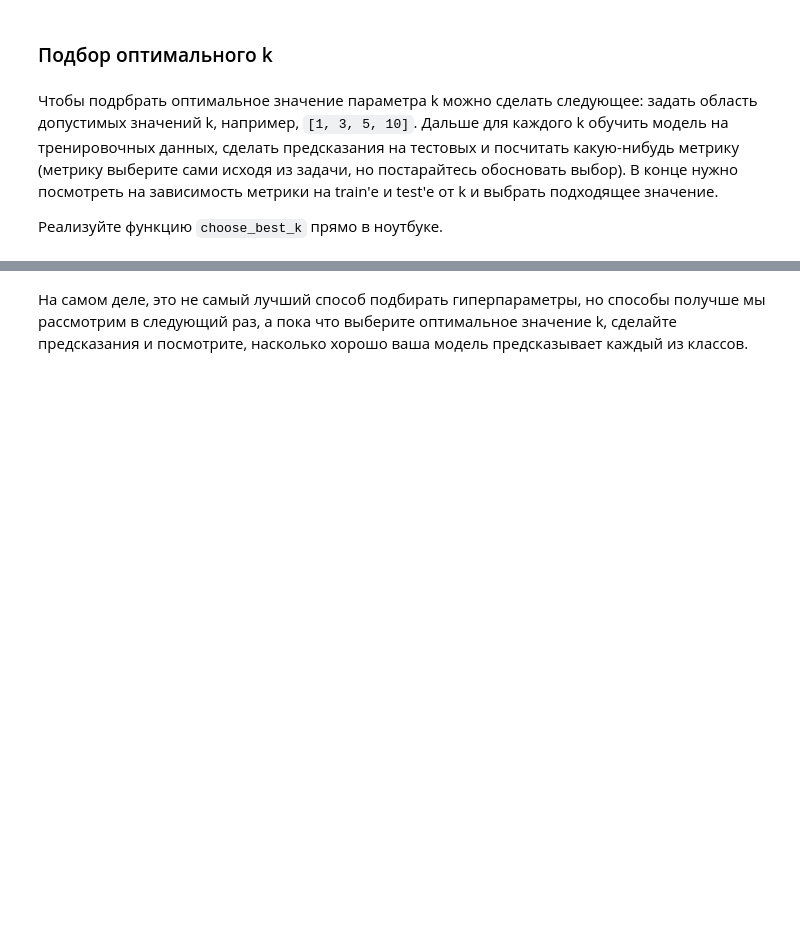
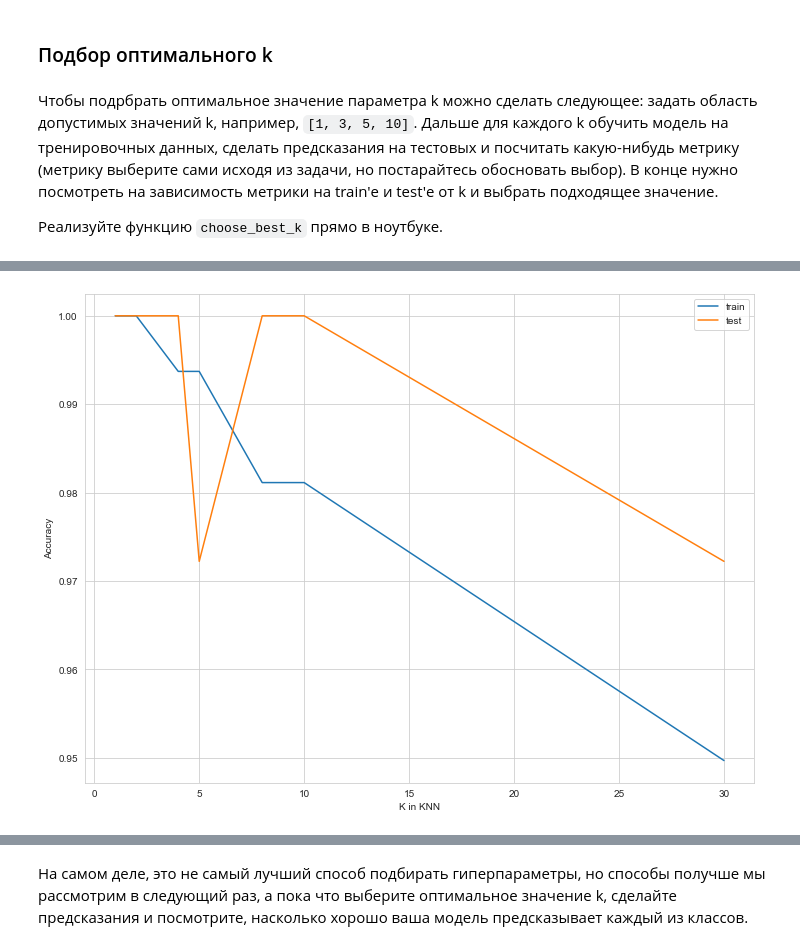
Before and after one commit to Olga-Bagrova/BI_ML_2024, a Jupyter notebook: hw_1_knn/code/KNN.ipynb, the cells around one changed output, grey strips where cells are left out. Saved outputs shown, nothing was run; the diff lists cells and outputs as text; code cells hidden in the pictures; blank space fills up the shorter version.

```diff
--- a/hw_1_knn/code/KNN.ipynb
+++ b/hw_1_knn/code/KNN.ipynb
@@ -234,0 +285,12 @@ plt.ylabel("YOUR METRIC");
+# %%
+# Глянем на простую Accuracy (всё равно нет преференций в какую сторону хуже предсказывать и на нечётных FN не завышается)
+params = [1, 2, 4, 5, 8, 10, 30]
+train_metrics, test_metrics = find_best_k(binary_train_X, binary_train_y, binary_test_X, binary_test_y, params, accuracy_score)
+
+plt.plot(params, train_metrics, label="train")
+plt.plot(params, test_metrics, label="test")
+plt.legend()
+plt.xlabel("K in KNN")
+plt.ylabel("Accuracy");
+# %% [output]
+[figure, added]
```
Also changed, not shown: parts of 61 cells of this notebook, 4 other files.
